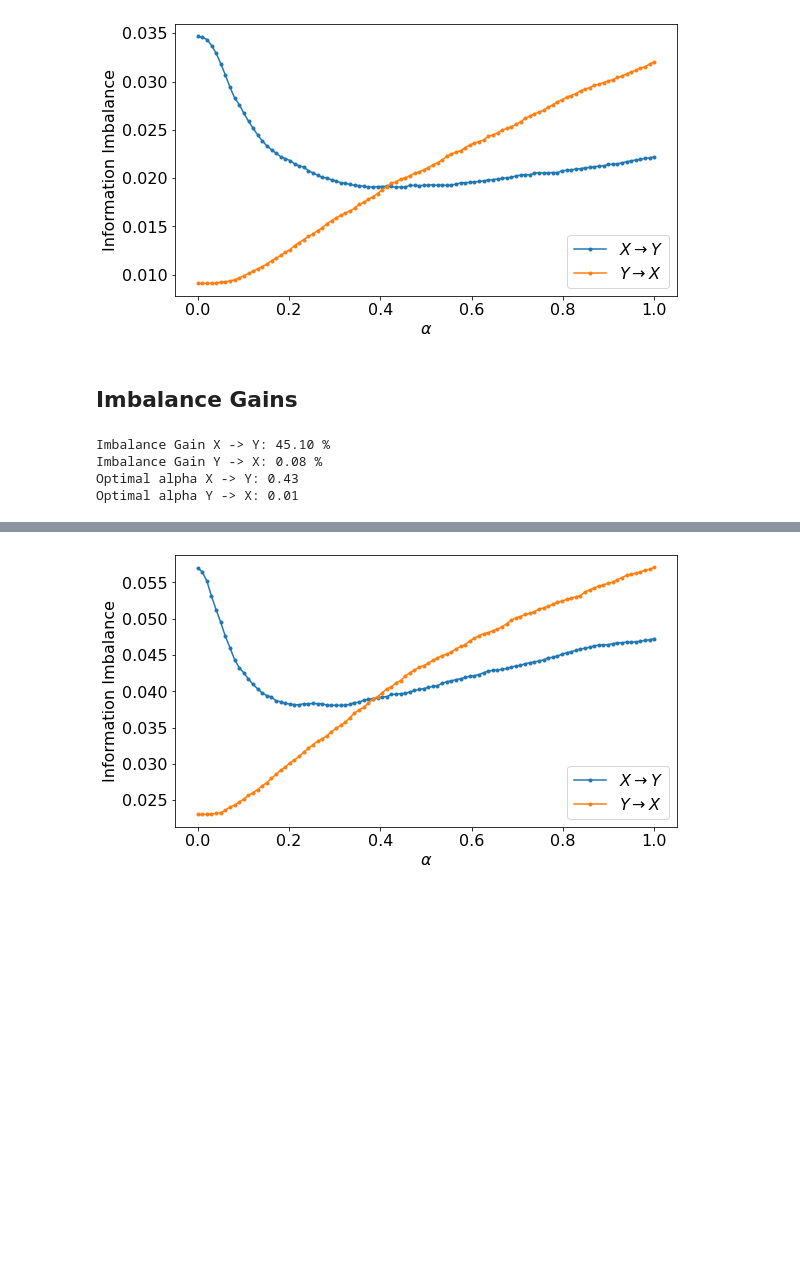
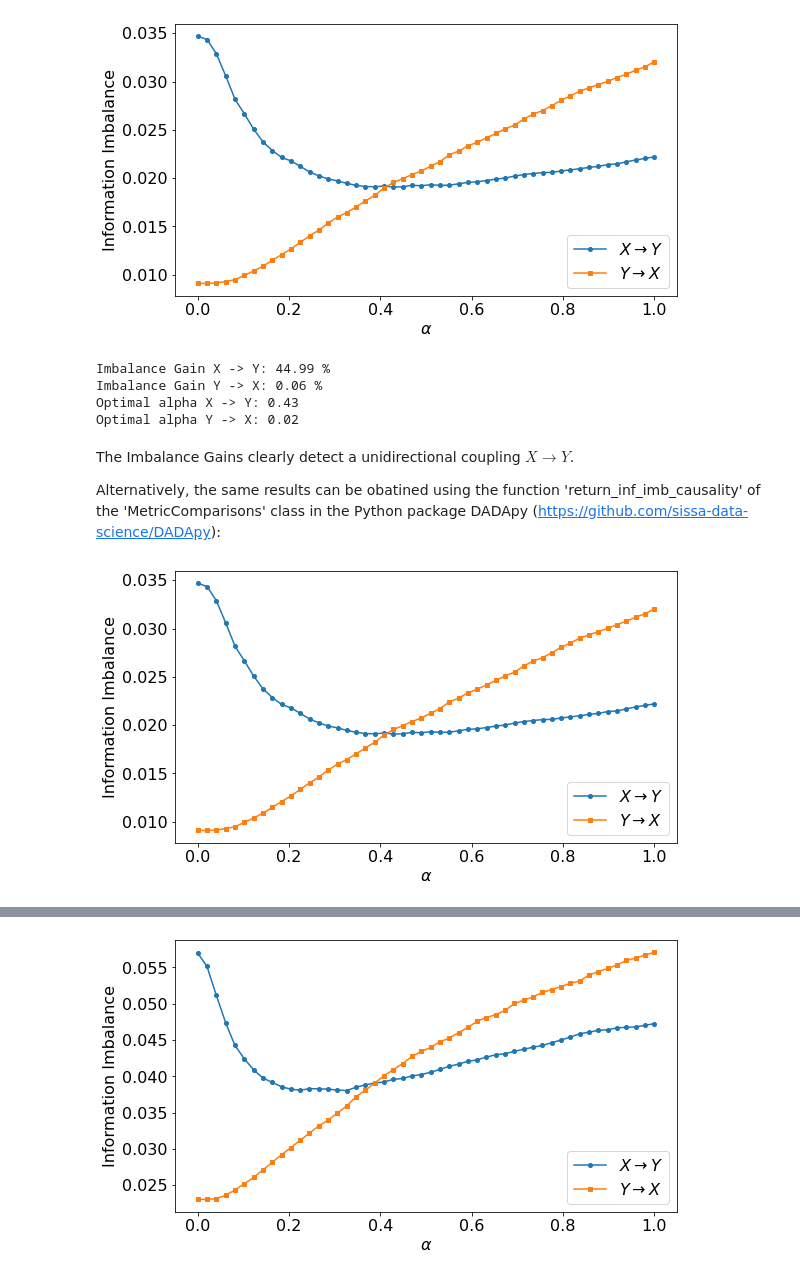
Before and after one commit to vdeltatto/imbalance-gain-causality, a Jupyter notebook: tutorial.ipynb, the cells around one changed output, grey strips where cells are left out. Saved outputs shown, nothing was run; the diff lists cells and outputs as text; code cells hidden in the pictures; blank space fills up the shorter version.

Commit message:
Add DADApy functions to tutorial notebook

```diff
--- a/tutorial.ipynb
+++ b/tutorial.ipynb
@@ -45,6 +68,6 @@ plt.show()
 tau = 20
 N = 2500
 sample_times = np.linspace(5000,traj_length-tau-1,N,dtype=int)
-alphas = np.linspace(0,1,100)
 k = 5
-n_jobs = 4
+alphas = np.linspace(0,1,50)
+n_jobs = 4 #parallelize the calculation for different alphas
@@ -70,20 +95,45 @@ plt.legend()
 plt.show()
 # %% [output]
 [figure]
-# %% [markdown]
-## Imbalance Gains
-# %%
-imbalance_gain_X_to_Y, index_optimal_alpha_X_to_Y = compute_imbalance_gain(info_imbalances_X_to_Y)
-imbalance_gain_Y_to_X, index_optimal_alpha_Y_to_X = compute_imbalance_gain(info_imbalances_Y_to_X)
-
-print("Imbalance Gain X -> Y: {:.2f} %".format(100*imbalance_gain_X_to_Y))
-print("Imbalance Gain Y -> X: {:.2f} %".format(100*imbalance_gain_Y_to_X))
-
-print("Optimal alpha X -> Y: {:.2f}".format(alphas[index_optimal_alpha_X_to_Y]))
-print("Optimal alpha Y -> X: {:.2f}".format(alphas[index_optimal_alpha_Y_to_X]))
-# %% [output]
-Imbalance Gain X -> Y: 45.10 %
-Imbalance Gain Y -> X: 0.08 %
-Optimal alpha X -> Y: 0.43
-Optimal alpha Y -> X: 0.01
+# %%
+imbalance_gain_X_to_Y, index_optimal_alpha_X_to_Y = compute_imbalance_gain(info_imbalances_X_to_Y)
+imbalance_gain_Y_to_X, index_optimal_alpha_Y_to_X = compute_imbalance_gain(info_imbalances_Y_to_X)
+
+print("Imbalance Gain X -> Y: {:.2f} %".format(100*imbalance_gain_X_to_Y))
+print("Imbalance Gain Y -> X: {:.2f} %".format(100*imbalance_gain_Y_to_X))
+
+print("Optimal alpha X -> Y: {:.2f}".format(alphas[index_optimal_alpha_X_to_Y]))
+print("Optimal alpha Y -> X: {:.2f}".format(alphas[index_optimal_alpha_Y_to_X]))
+# %% [output]
+Imbalance Gain X -> Y: 44.99 %
+Imbalance Gain Y -> X: 0.06 %
+Optimal alpha X -> Y: 0.43
+Optimal alpha Y -> X: 0.02
+# %% [markdown]
+The Imbalance Gains clearly detect a unidirectional coupling $X\rightarrow Y$.
+
+Alternatively, the same results can be obatined using the function 'return_inf_imb_causality' of the 'MetricComparisons' class in the Python package DADApy (https://github.com/sissa-data-science/DADApy):
+# %%
+from dadapy.metric_comparisons import MetricComparisons
+
+X0 = trajectory[sample_times,1:4]
+Y0 = trajectory[sample_times,4:]
+Xtau = trajectory[sample_times+tau,1:4]
+Ytau = trajectory[sample_times+tau,4:]
+
+d = MetricComparisons(maxk=len(sample_times)-1, njobs=n_jobs)
+info_imbalances_X_to_Y = d.return_inf_imb_causality(cause_present=X0, effect_present=Y0, effect_future=Ytau, weights=alphas, k=k)
+info_imbalances_Y_to_X = d.return_inf_imb_causality(cause_present=Y0, effect_present=X0, effect_future=Xtau, weights=alphas, k=k)
+# %%
+plt.rcParams['font.size'] = 16
+
+plt.figure(figsize=(9,5))
+plt.plot(alphas, info_imbalances_X_to_Y, 'o-', markersize=4, label="$X\\rightarrow Y$")
+plt.plot(alphas, info_imbalances_Y_to_X, 's-', markersize=4, label="$Y\\rightarrow X$")
+plt.xlabel("$\\alpha$")
+plt.ylabel("Information Imbalance")
+plt.legend()
+plt.show()
+# %% [output]
+[figure, added]
 # %% [markdown]
```
Also changed, not shown: parts of 23 cells of this notebook.
